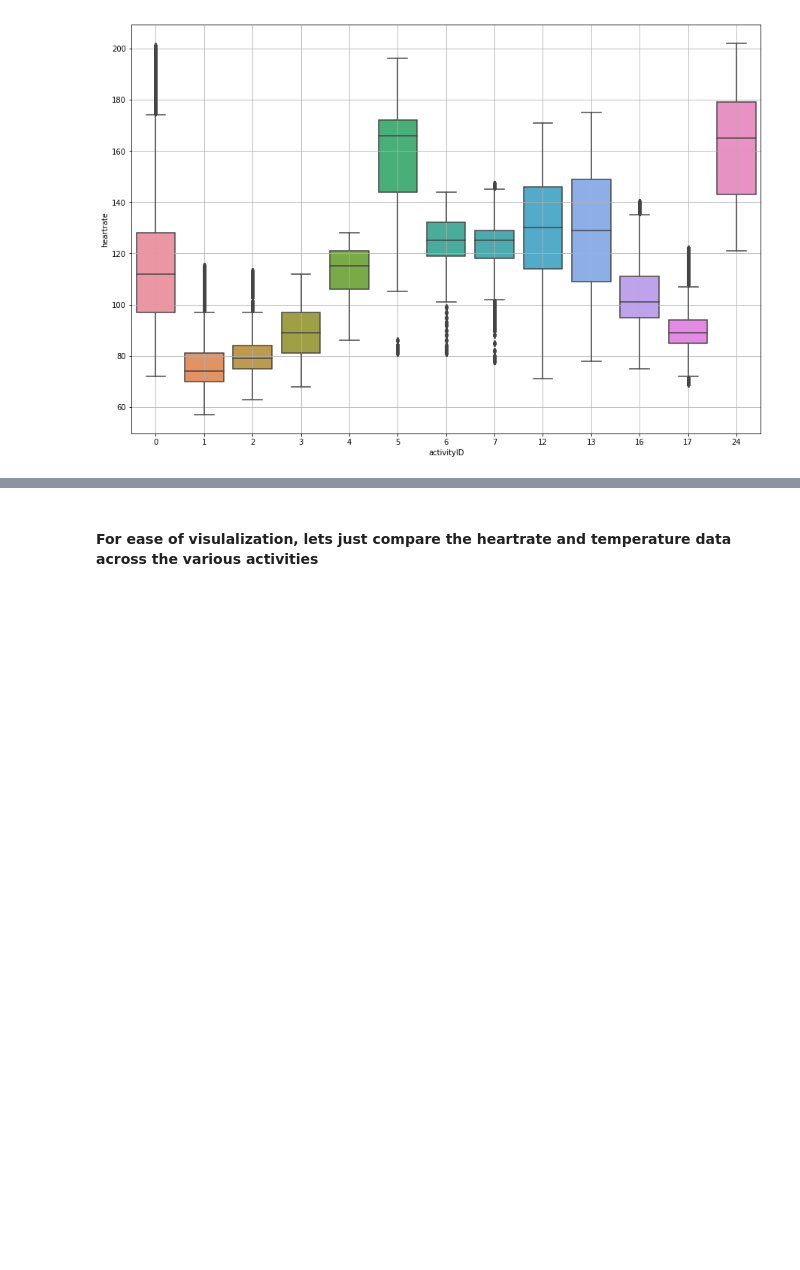
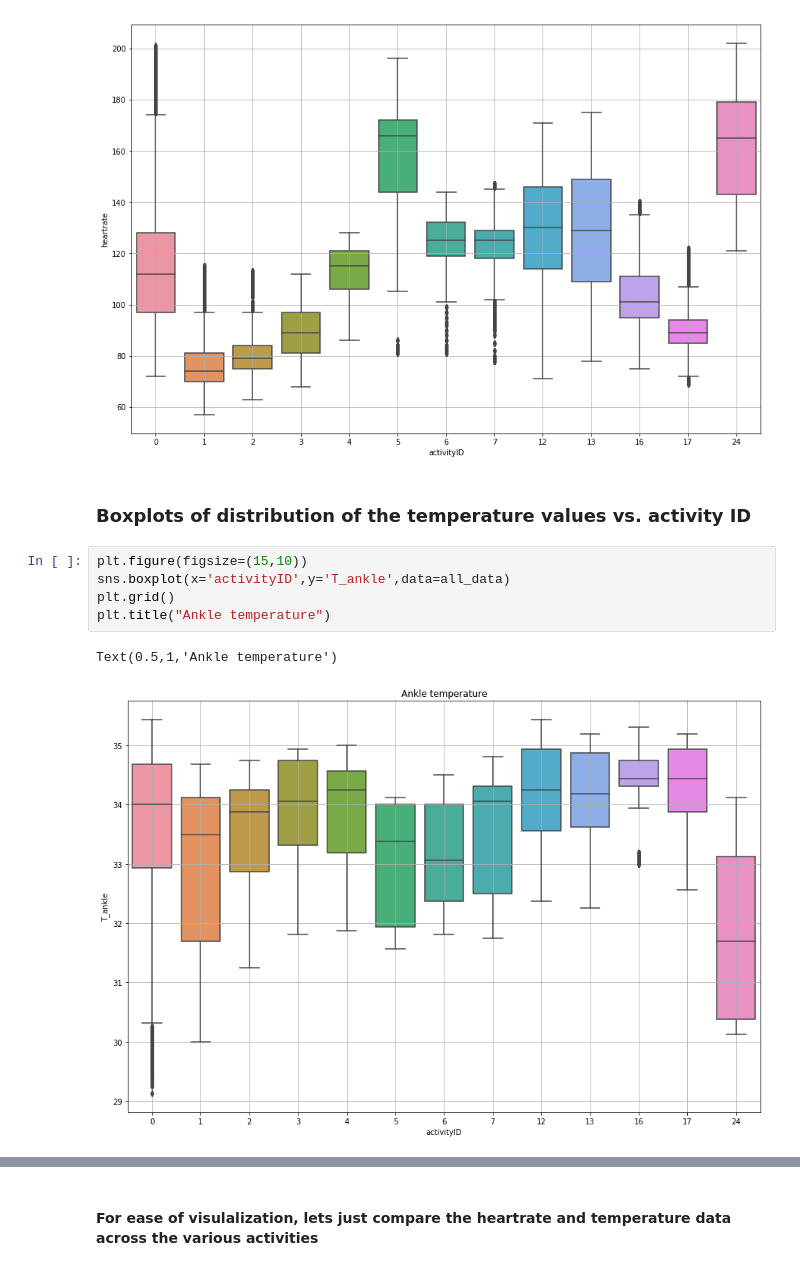
Before and after one commit to kcmeehan/BiometricsActivityClassification, a Jupyter notebook: Full_protocol_dataset_exploration.ipynb, the cells around one changed output, grey strips where cells are left out. Cells and saved outputs as stored; diff of their text form; blank space fills up the shorter version.

```diff
--- a/Full_protocol_dataset_exploration.ipynb
+++ b/Full_protocol_dataset_exploration.ipynb
@@ -43,3 +43,13 @@ sns.boxplot(x='activityID',y='heartrate',data=all_data)
 plt.grid()
 # %% [output]
 [figure]
+# %% [markdown]
+### Boxplots of distribution of the temperature values vs. activity ID
+# %%
+plt.figure(figsize=(15,10))
+sns.boxplot(x='activityID',y='T_ankle',data=all_data)
+plt.grid()
+plt.title("Ankle temperature")
+# %% [output]
+Text(0.5,1,'Ankle temperature')
+[figure, added]
```
Also changed, not shown: parts of 13 cells of this notebook, 1 other file.
